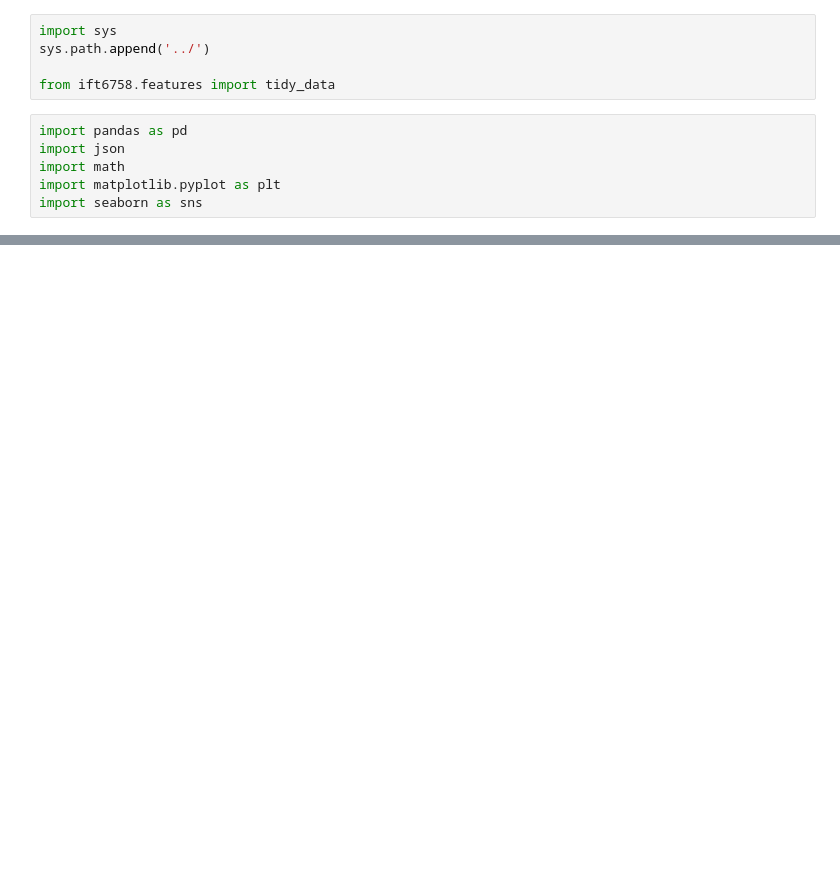
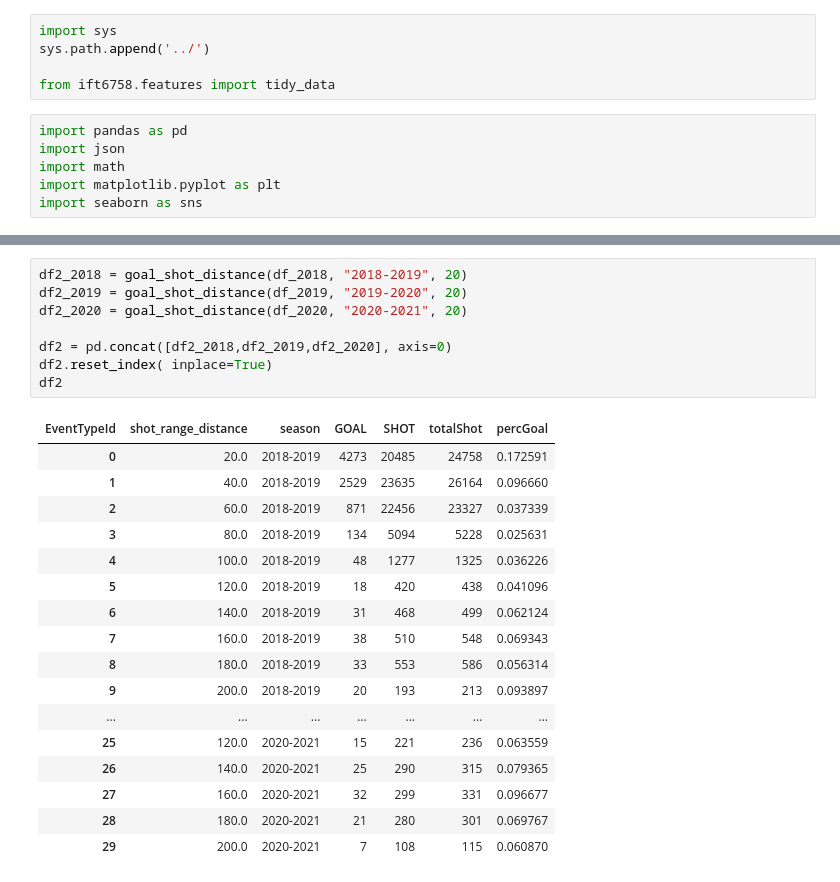
Before and after one commit to ArchambaultP/NHL-Notebooks, a Jupyter notebook: notebooks/simple_visualizations.ipynb, the cells around one changed output, grey strips where cells are left out. Cells and saved outputs as stored; diff of their text form; blank space fills up the shorter version.

```diff
--- a/notebooks/simple_visualizations.ipynb
+++ b/notebooks/simple_visualizations.ipynb
@@ -69,0 +83,26 @@ Text(0.5, 1.0, '% Goals per shot type 2016-2017')
+# %%
+df2_2018 = goal_shot_distance(df_2018, "2018-2019", 20)
+df2_2019 = goal_shot_distance(df_2019, "2019-2020", 20)
+df2_2020 = goal_shot_distance(df_2020, "2020-2021", 20)
+
+df2 = pd.concat([df2_2018,df2_2019,df2_2020], axis=0)
+df2.reset_index( inplace=True)
+df2
+# %% [output]
+| EventTypeId | shot_range_distance | season | GOAL | SHOT | totalShot | percGoal |
+| 0 | 20.0 | 2018-2019 | 4273 | 20485 | 24758 | 0.172591 |
+| 1 | 40.0 | 2018-2019 | 2529 | 23635 | 26164 | 0.096660 |
+| 2 | 60.0 | 2018-2019 | 871 | 22456 | 23327 | 0.037339 |
+| 3 | 80.0 | 2018-2019 | 134 | 5094 | 5228 | 0.025631 |
+| 4 | 100.0 | 2018-2019 | 48 | 1277 | 1325 | 0.036226 |
+| 5 | 120.0 | 2018-2019 | 18 | 420 | 438 | 0.041096 |
+| 6 | 140.0 | 2018-2019 | 31 | 468 | 499 | 0.062124 |
+| 7 | 160.0 | 2018-2019 | 38 | 510 | 548 | 0.069343 |
+| 8 | 180.0 | 2018-2019 | 33 | 553 | 586 | 0.056314 |
+| 9 | 200.0 | 2018-2019 | 20 | 193 | 213 | 0.093897 |
+| ... | ... | ... | ... | ... | ... | ... |
+| 25 | 120.0 | 2020-2021 | 15 | 221 | 236 | 0.063559 |
+| 26 | 140.0 | 2020-2021 | 25 | 290 | 315 | 0.079365 |
+| 27 | 160.0 | 2020-2021 | 32 | 299 | 331 | 0.096677 |
+| 28 | 180.0 | 2020-2021 | 21 | 280 | 301 | 0.069767 |
+| 29 | 200.0 | 2020-2021 | 7 | 108 | 115 | 0.060870 |
```
Also changed, not shown: parts of 23 cells of this notebook.
